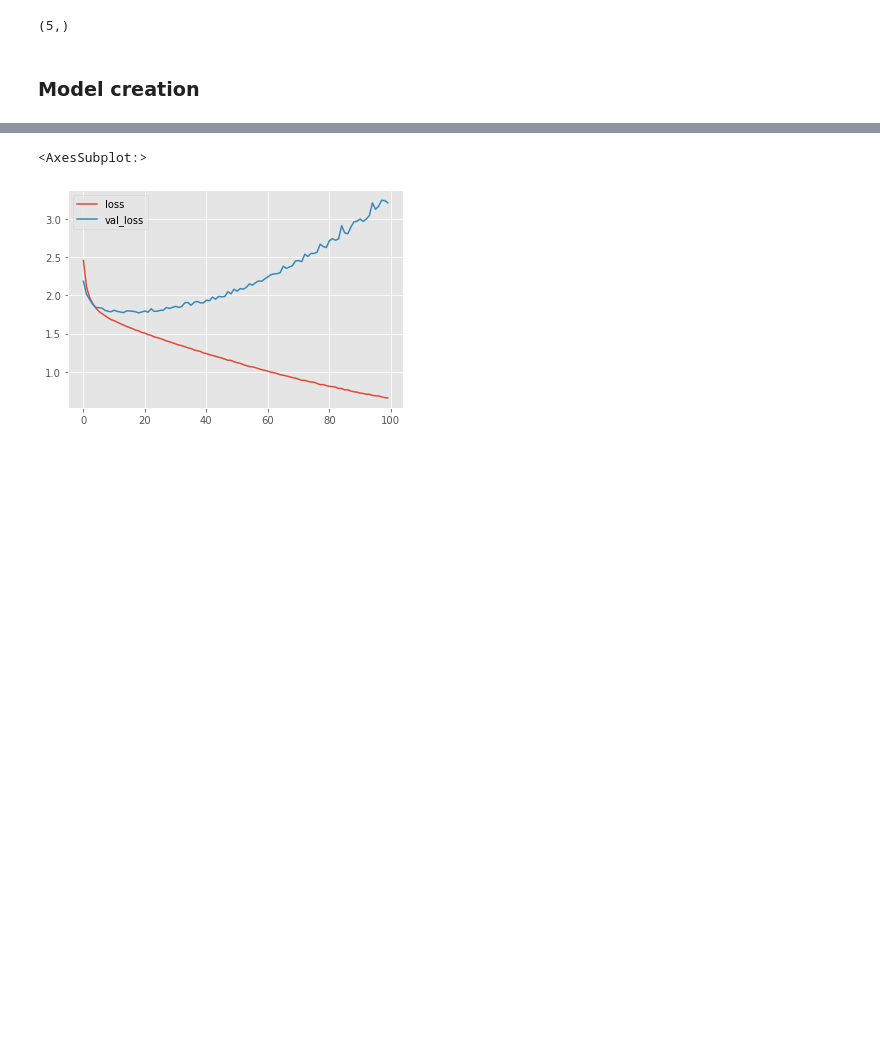
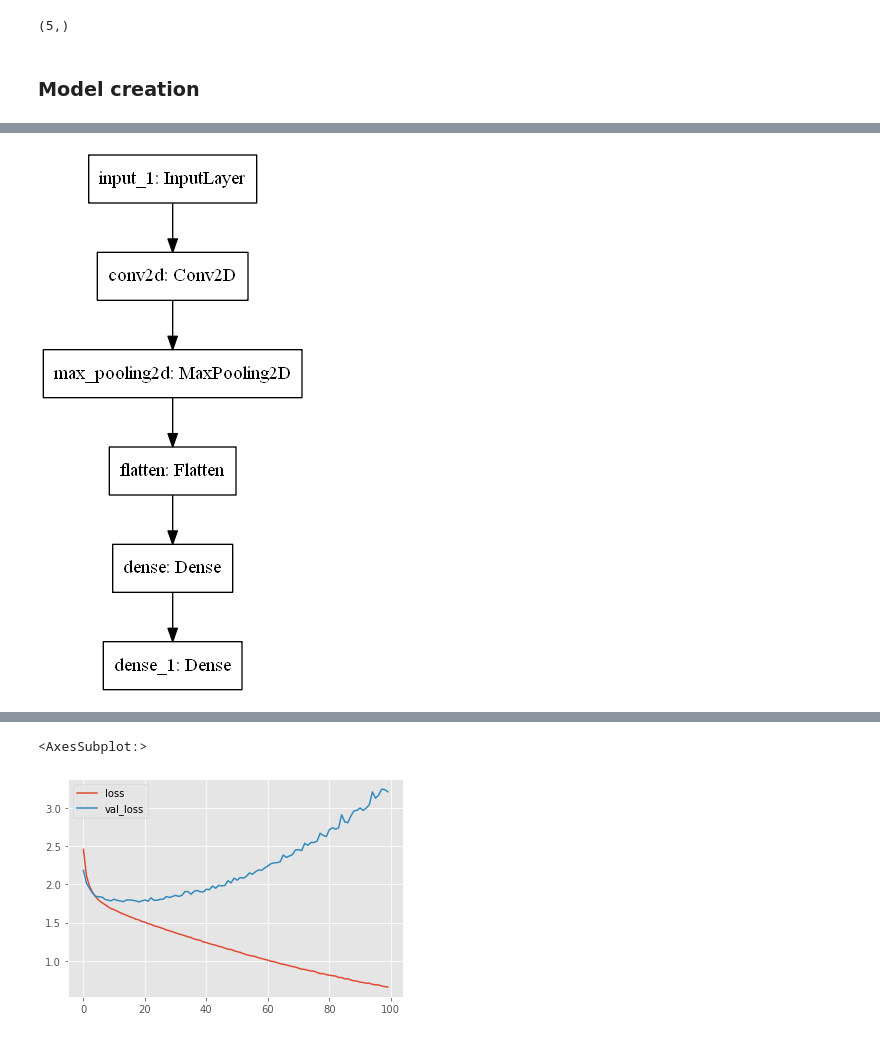
Before and after one commit to Facify/Models, a Jupyter notebook: CNN_UTK_Model_1_AgeRange_Classification.ipynb, the cells around one changed output, grey strips where cells are left out. Drawn from its saved outputs; the diff is of its cells as text; code cells hidden in the pictures; blank space fills up the shorter version.

```diff
--- a/CNN_UTK_Model_1_AgeRange_Classification.ipynb
+++ b/CNN_UTK_Model_1_AgeRange_Classification.ipynb
@@ -156,6 +157,10 @@ Total params: 542,840
 Trainable params: 542,840
 Non-trainable params: 0
 _________________________________________________________________
+# %%
+plot_model(model, to_file='models/cnn_utk_model_1_age-range-classification.png')
+# %% [output]
+[figure, added]
 # %%
 filepath = 'checkpoints/age_range_model1_classification.epoch{epoch:02d}-loss{val_loss:.2f}.hdf5'
 checkpoint = ModelCheckpoint(filepath, monitor="val_loss", save_best_only=True, mode="min", verbose=1)
```
Also changed, not shown: parts of 2 cells of this notebook, 3 other files.
